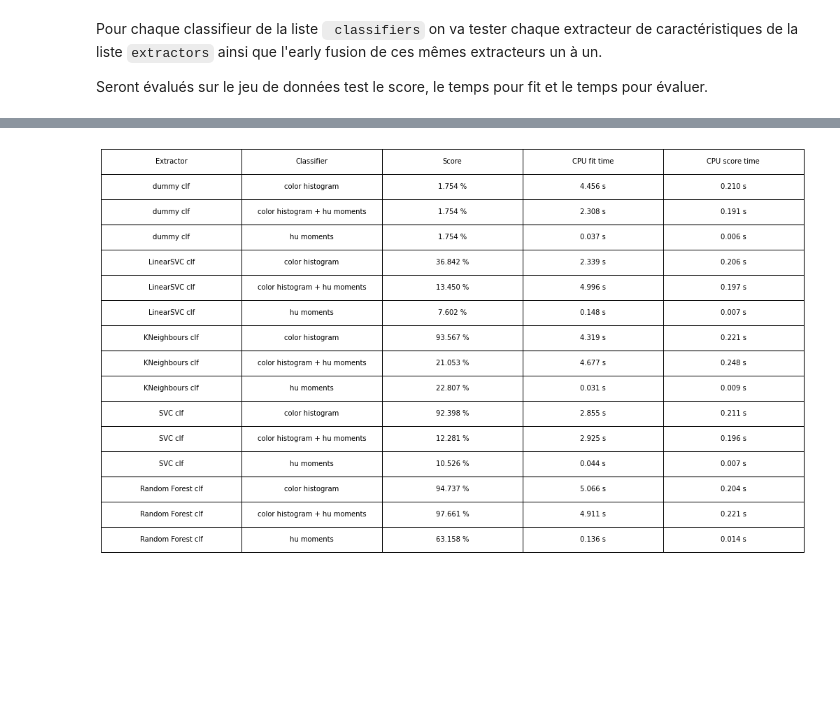
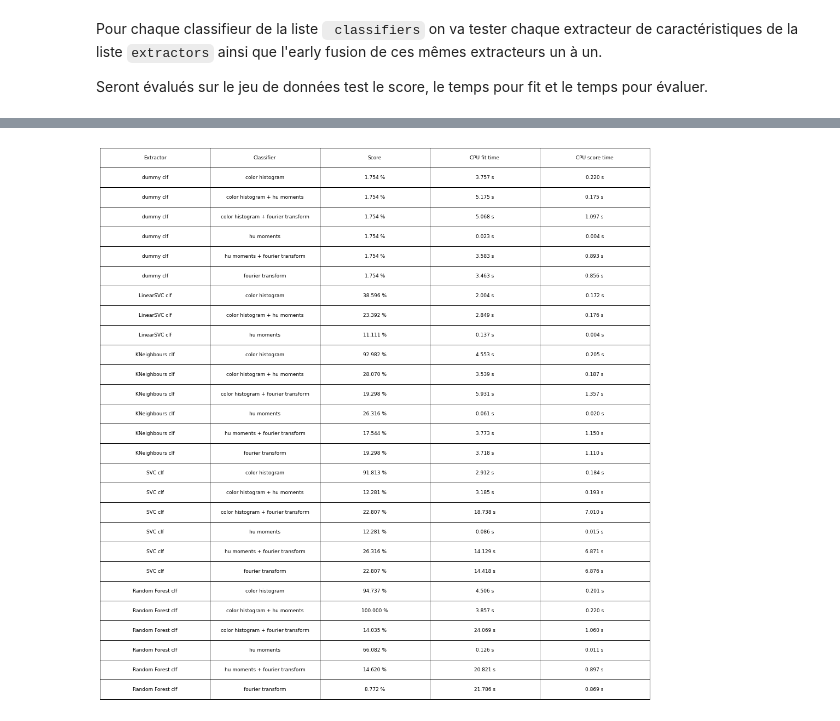
Before and after one commit to Fir0x/Dobble-referee, a Jupyter notebook: notebooks/pipeline.ipynb, the cells around one changed output, grey strips where cells are left out. Cells and saved outputs as stored; diff of their text form; code cells hidden in the pictures; blank space fills up the shorter version.

Commit message:
feat: pipeline benchmarks processed

```diff
--- a/notebooks/pipeline.ipynb
+++ b/notebooks/pipeline.ipynb
@@ -223,14 +230,14 @@ from sklearn.pipeline import Pipeline, FeatureUnion
 color_histo_step = ("color histogram", Pipeline([("extraction", RGBSymbolExtractor()),
                                                  ("histogram", ColorHistogram())]))
 # %%
-fourier_step = ("fourier", Pipeline([("grasycale", Grayscale()),
+fourier_step = ("fourier transform", Pipeline([("grasycale", Grayscale()),
                                      ("boundaries", BoundaryTransform()),
                                      ("extract", GraySymbolExtractor()),
-                                     ("fourier transform", FourierTransform())]))
+                                     ("fourier", FourierTransform())]))
 # %%
-extractors = [color_histo_step, ("hu moments", HuMoments())]
+extractors = [color_histo_step, ("hu moments", HuMoments()), fourier_step]
 # %%
-classifiers = [
+classifiers_default = [
     ("dummy clf", DummyClassifier()),
     ("LinearSVC clf", LinearSVC()),
     ("KNeighbours clf", KNeighborsClassifier()),
@@ -310,0 +305,2 @@ Processing extractor: hu moments
+# %%
+benchmark_basic = process_benchmark(extractors, classifiers_default)
@@ -311,16 +336,16 @@ Processing extractor: hu moments
 # %%
 fig, ax =plt.subplots()
 column_labels=["Extractor", "Classifier", "Score", "CPU fit time", "CPU score time"]
 ax.axis("tight")
 ax.axis("off")
-table = ax.table(cellText=benchmark,
+table = ax.table(cellText=benchmark_basic,
                  colLabels=column_labels,
                  loc="center",
                  cellLoc="center")
 
 table.set_fontsize(20)
 table.scale(3, 3)
 
 plt.show()
 # %% [output]
-[figure, old version]
+[figure, new version]
```
Also changed, not shown: parts of 7 cells of this notebook.
